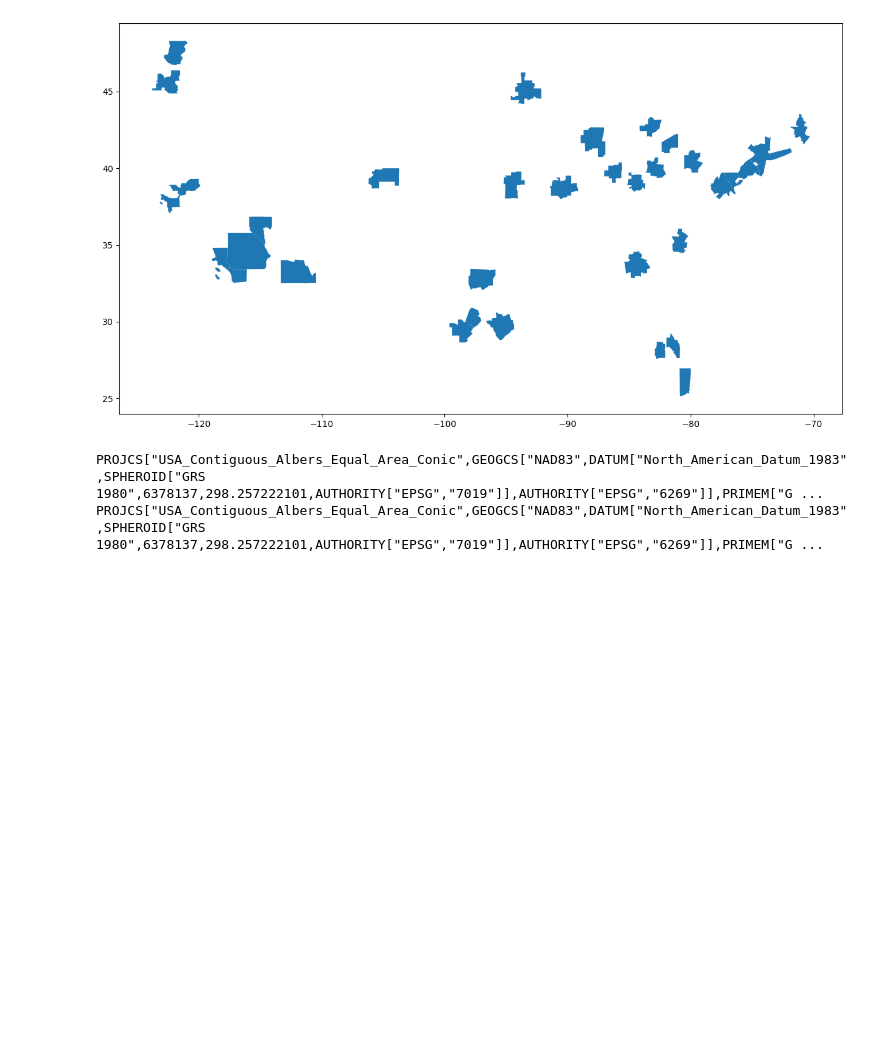
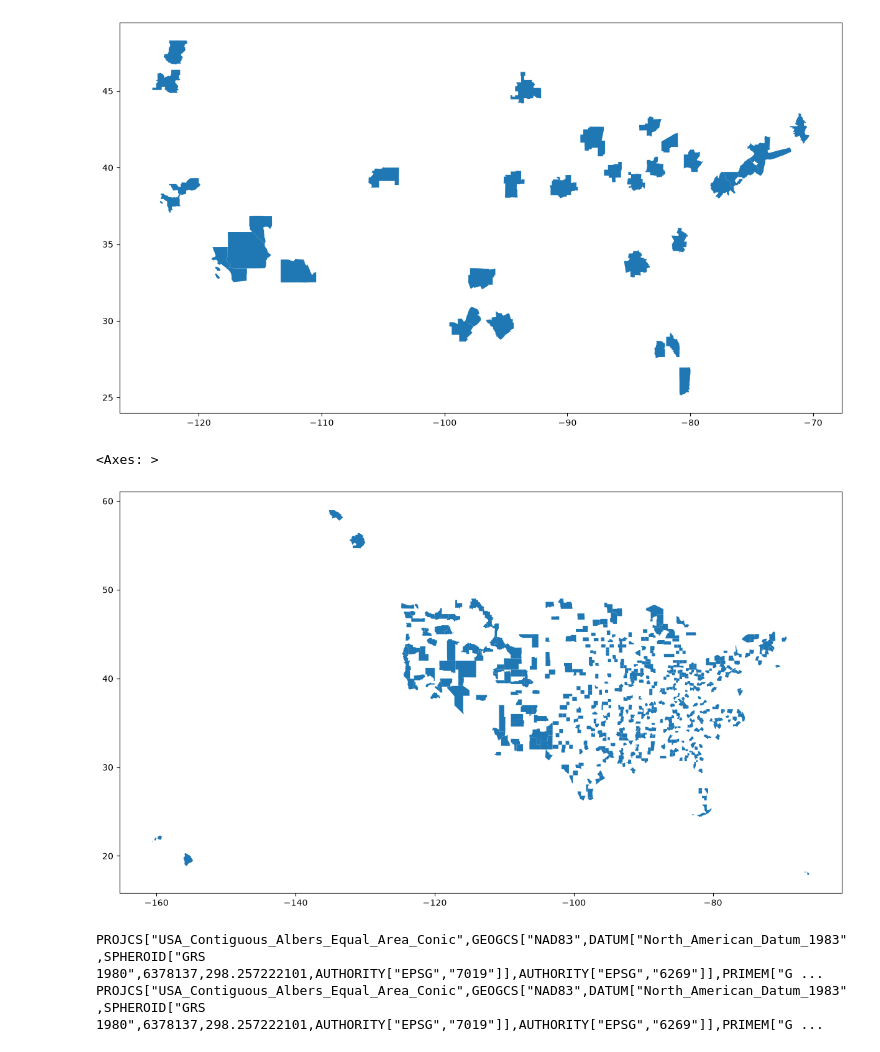
Before and after one commit to yianzhang14/migration, a Jupyter notebook: data/geometry/cbsa/cbsa_coding.ipynb, the cells around one changed output. Cells and saved outputs as stored; diff of their text form; code cells hidden in the pictures; blank space fills up the shorter version.

```diff
--- a/data/geometry/cbsa/cbsa_coding.ipynb
+++ b/data/geometry/cbsa/cbsa_coding.ipynb
@@ -92,6 +92,12 @@ cbsa[cbsa["type"]=="T34"].plot(ax=ax)
 # %% [output]
 <Axes: >
 [figure]
+# %%
+fig, ax = plt.subplots(figsize=(15, 15))
+cbsa[cbsa["TYPE"] == "Micro"].plot(ax=ax)
+# %% [output]
+<Axes: >
+[figure, added]
 # %%
 us = gpd.read_file("../pumas/ipums_puma_2010.shp")
 # %%
```
Also changed, not shown: parts of 9 cells of this notebook, 13 other files.
